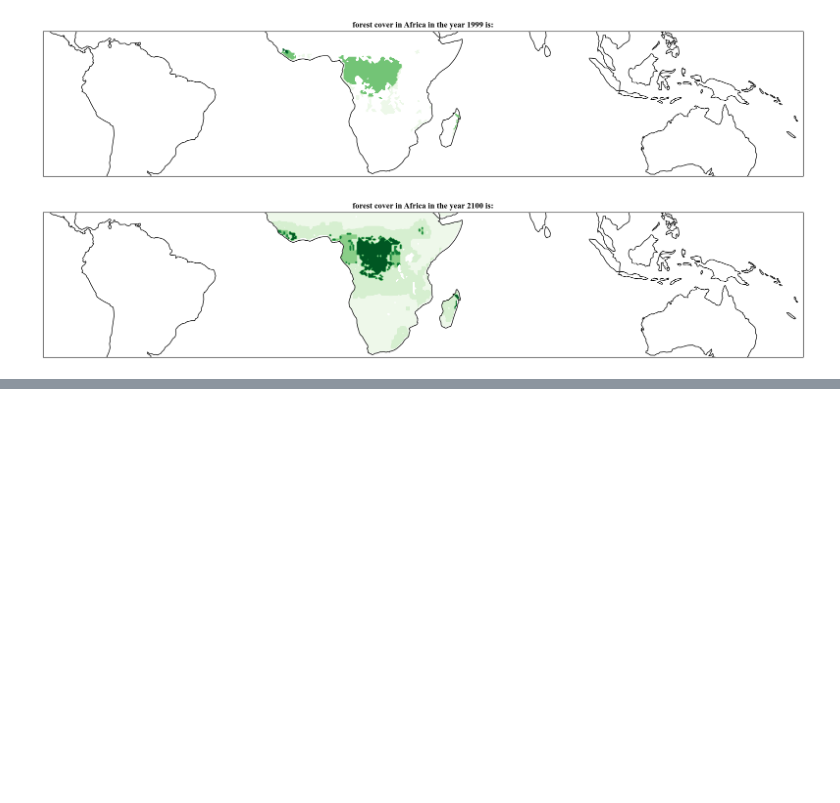
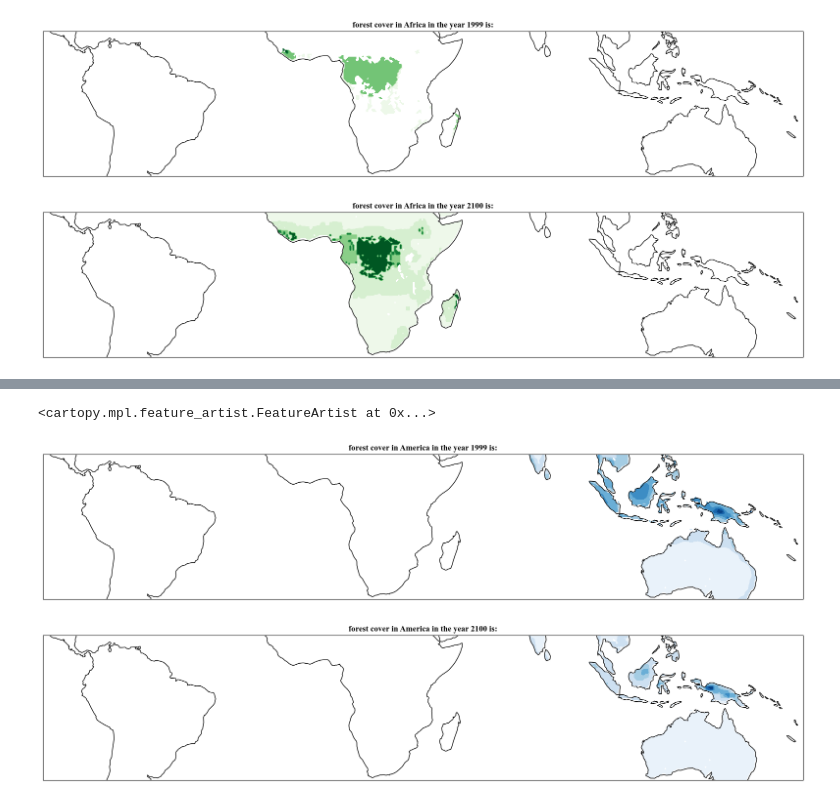
Before and after one commit to TheoHanon/Modeling, a Jupyter notebook: Part2/2023P2Q3_Coding.ipynb, the cells around one changed output, grey strips where cells are left out. Cells and saved outputs as stored; diff of their text form; code cells hidden in the pictures; blank space fills up the shorter version.

```diff
--- a/Part2/2023P2Q3_Coding.ipynb
+++ b/Part2/2023P2Q3_Coding.ipynb
@@ -267,0 +336,29 @@ ax.coastlines()
+# %%
+rainfall1999_aus=np.full((row,col),np.nan)
+rainfall2100_aus=np.full((row,col),np.nan)
+
+mask = np.logical_and(lons >= lons_au[0], lons <= lons_au[1])
+rainfall1999_aus[:, mask] = rainfall1999[:, mask]
+rainfall2100_aus[:, mask] = rainfall2100[:, mask]
+# Forest cover in 1999 in South America
+fig = plt.figure(figsize=(20, 20))
+ax = plt.axes(projection=ccrs.PlateCarree())
+ax.set_extent([min(lons), max(lons), min(lats) , max(lats)], crs=ccrs.PlateCarree())
+cs=plt.contourf(lons, lats, rainfall1999_aus, cmap='Blues')
+#fig.colorbar(cs)
+plt.title('forest cover in America in the year 1999 is:', fontname="Times New Roman", fontweight="bold")
+ax.coastlines()
+
+
+# Forest cover in 2100 in South America
+fig = plt.figure(figsize=(20, 20))
+ax = plt.axes(projection=ccrs.PlateCarree())
+ax.set_extent([min(lons), max(lons), min(lats) , max(lats)], crs=ccrs.PlateCarree())
+cs=plt.contourf(lons, lats, rainfall2100_aus, cmap='Blues')
+#fig.colorbar(cs)
+plt.title('forest cover in America in the year 2100 is:', fontname="Times New Roman", fontweight="bold")
+ax.coastlines()
+# %% [output]
+<cartopy.mpl.feature_artist.FeatureArtist at 0x...>
+[figure, added]
+[figure, added]
```
Also changed, not shown: parts of 11 cells of this notebook.
